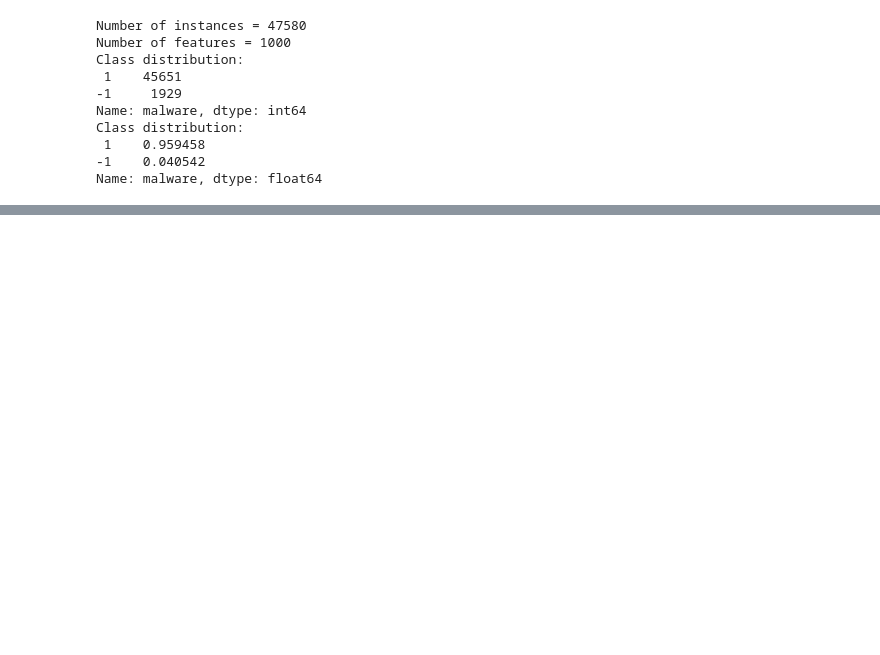
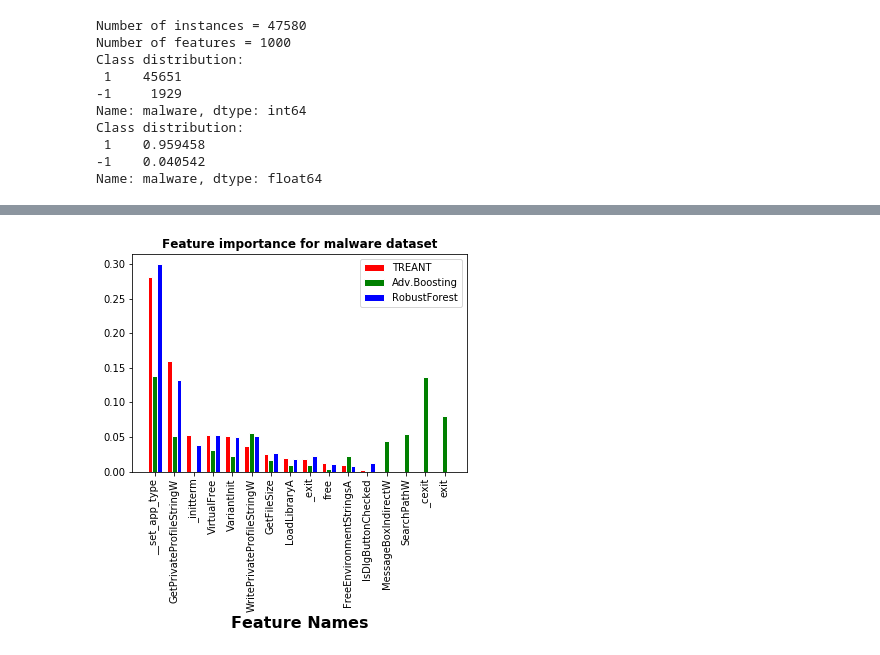
Before and after one commit to gtolomei/treant, a Jupyter notebook: src/DatasetPerturbation.ipynb, the cells around one changed output, grey strips where cells are left out. Cells and saved outputs as stored; diff of their text form; code cells hidden in the pictures; blank space fills up the shorter version.

```diff
--- a/src/DatasetPerturbation.ipynb
+++ b/src/DatasetPerturbation.ipynb
@@ -777,5 +815,5 @@ for budget in B:
 # %%
-DATASET_NAME="malware"
+DATASET_NAME="malware_all"
 
 DATASET_PATH="../data/{}".format(DATASET_NAME)
 RAW_DATASET_PATH=DATASET_PATH + "/raw"
@@ -953,0 +1188,9 @@ for budget in B:
+# %%
+# collecting all the top 10 features along with gain and normalized gain value
+df = pd.DataFrame(columns=['AB-Name','TREANT-Name','RF-Name','AB-Gain','TREANT-Gain','RF-Gain'])
+df['AB-Name'] =advb['Name'][:10]
+df['TREANT-Name']= treant['Name'][:10].tolist()
+df['RF-Name']= robust['Name'][:10].tolist()
+df['AB-Gain'] =advb['N-Gain'][:10]
+df['TREANT-Gain']=treant['N-Gain'][:10].tolist()
+df['RF-Gain']=robust['N-Gain'][:10].tolist()
@@ -953,0 +1220,34 @@ for budget in B:
+# %%
+# libraries
+import numpy as np
+import matplotlib.pyplot as plt
+
+# set width of bar
+barWidth = 0.25
+
+# set height of bar
+bars1 = new['TREANT-gain'].tolist()
+bars2 = new['AB-gain'].tolist()
+bars3 = new['RF-gain'].tolist()
+
+# Set position of bar on X axis
+r1 = np.arange(len(bars1))
+r2 = [x + barWidth for x in r1]
+r3 = [x + barWidth for x in r2]
+
+# Make the plot
+plt.bar(r1, bars1, color='Red', width=barWidth, edgecolor='white', label='TREANT')
+plt.bar(r2, bars2, color='Green', width=barWidth, edgecolor='white', label='Adv.Boosting')
+plt.bar(r3, bars3, color='Blue', width=barWidth, edgecolor='white', label='RobustForest')
+
+# Add xticks on the middle of the group bars
+plt.xlabel('Feature Names', fontweight='bold',fontsize =16)
+plt.xticks([r + barWidth for r in range(len(bars1))], new['Name'].tolist()
+                                                        ,rotation=90)
+
+# Create legend & Show graphic
+plt.title('Feature importance for malware dataset',fontweight='bold',fontsize =12)
+plt.legend()
+plt.show()
+# %% [output]
+[figure, added]
```
Also changed, not shown: parts of 17 cells of this notebook, 22 other files.
